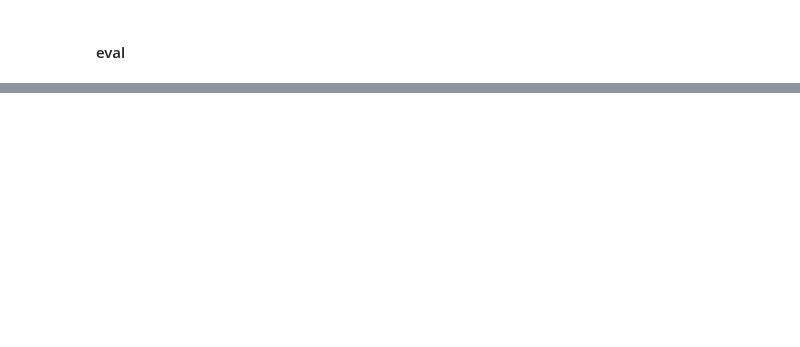
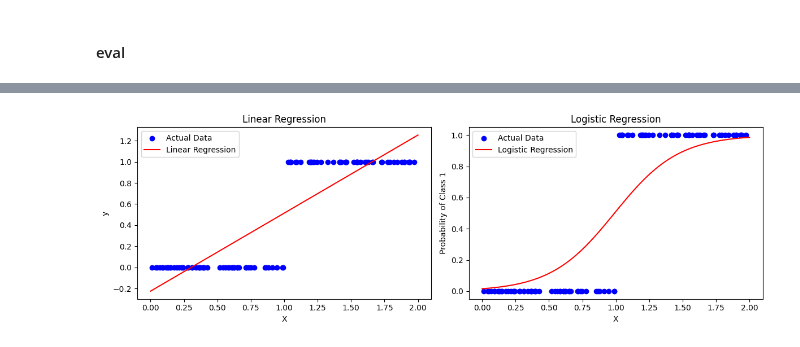
Before and after one commit to hikotei/2023_11-PTSFC, a Jupyter notebook: 2023_12_21 lin reg dummy, xgboost, lightgbm.ipynb, the cells around one changed output, grey strips where cells are left out. Cells and saved outputs as stored; diff of their text form; code cells hidden in the pictures; blank space fills up the shorter version.

```diff
--- a/2023_12_21 lin reg dummy, xgboost, lightgbm.ipynb
+++ b/2023_12_21 lin reg dummy, xgboost, lightgbm.ipynb
@@ -654,0 +716,61 @@ MAPE :            0.11
+# %%
+import numpy as np
+import matplotlib.pyplot as plt
+from sklearn.linear_model import LinearRegression, LogisticRegression
+from sklearn.model_selection import train_test_split
+
+# Generate toy data
+np.random.seed(42)
+X = 2 * np.random.rand(100, 1)
+y_lin = 4 + 3 * X + np.random.randn(100, 1)
+y_log = (X > 1).astype(int).flatten()
+
+# - - - - - - - - - - - - - - - - - - - - - - -
+# Linear Regression
+lin_reg = LinearRegression()
+lin_reg.fit(X, y_lin)
+
+# Logistic Regression
+log_reg = LogisticRegression()
+log_reg.fit(X, y_log)
+
+# - - - - - - - - - - - - - - - - - - - - - - -
+# Generate points for plotting the curves
+X_pred = np.linspace(0, 2, 100).reshape(-1, 1)
+
+# Predictions
+y_lin_pred = lin_reg.predict(X_pred)
+y_log_pred_proba = log_reg.predict_proba(X_pred)[:, 1]  # Probability of class 1 in binary classification
+
+# Plotting
+plt.figure(figsize=(12, 4))
+
+# - - - - - - - - - - - - - - - - - - - - - - -
+# PLOTS
+
+# Linear Regression Plot
+plt.subplot(1, 2, 1)
+plt.scatter(X, y_lin, color='blue', label='Actual Data')
+plt.plot(X_new, y_lin_pred, color='red', label='Linear Regression')
+plt.title('Linear Regression')
+plt.xlabel('X')
+plt.ylabel('y')
+plt.legend()
+
+# Logistic Regression Plot
+plt.subplot(1, 2, 2)
+plt.scatter(X, y_log, color='blue', label='Actual Data')
+plt.plot(X_new, y_log_pred_proba, color='red', label='Logistic Regression')
+plt.title('Logistic Regression')
+plt.xlabel('X')
+plt.ylabel('Probability of Class 1')
+plt.legend()
+
+plt.tight_layout()
+plt.show()
+
+# In the example code, y_log_pred_proba represents the predicted probabilities of belonging to class 1.
+# If you want to obtain binary predictions (0 or 1), you can apply a threshold.
+# For example, you can predict class 1 if the predicted probability is greater than 0.5
+# %% [output]
+[figure, added]
```
Also changed, not shown: parts of 9 cells of this notebook.
